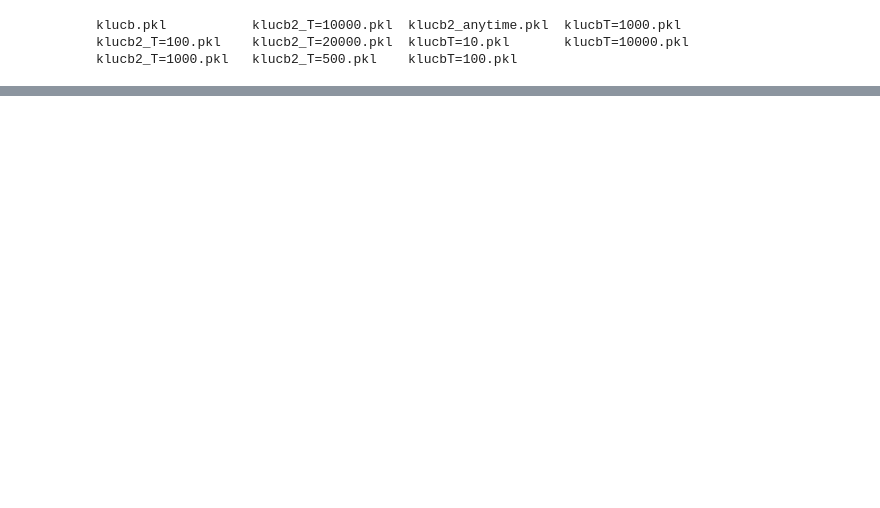
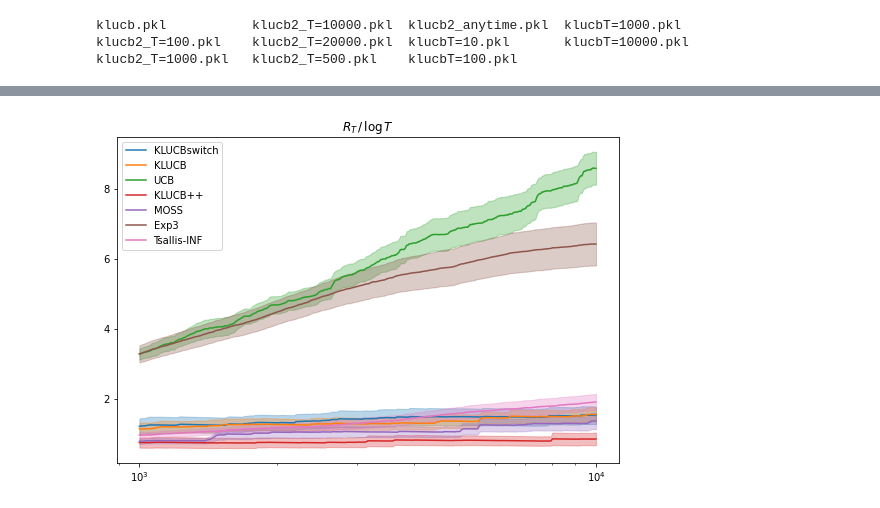
Before and after one commit to H2DI/bandits_lab, a Jupyter notebook: notebooks/KLUCB.ipynb, the cells around one changed output, grey strips where cells are left out. Saved outputs shown, nothing was run; the diff lists cells and outputs as text; code cells hidden in the pictures; blank space fills up the shorter version.

```diff
--- a/notebooks/KLUCB.ipynb
+++ b/notebooks/KLUCB.ipynb
@@ -475,9 +17,0 @@ cont_test.pkl
-# %%
-data_dict = load_data_dict('data_saves/continuous/cont_test.pkl')
-
-skips= [0, 1, 2]
-
-plot_and_save(data_dict,
-              save_data=False,
-              skip_algs=skips,
-              log_scale=False)
@@ -489,0 +18,3 @@ plot_and_save(data_dict,
+# %%
+T = 10000
+N_tests = [10]
@@ -489,0 +48,28 @@ plot_and_save(data_dict,
+# %%
+K_ber, mus_ber = 2, np.array([0.9, 0.8])
+band_list = [bands.BernoulliBand(K_ber, mus_ber),]
+
+K = K_ber
+
+alg_list = [algs.KLUCBswitch(K, label="KLUCBswitch"),
+            algs.KLUCB(K, label="KLUCB"),
+            algs.UCB_a(K, label='UCB'),
+            algs.KLUCBPlusPlus(K, label="KLUCB++"),
+            algs.MOSS_a(K, sig=1/2, label="MOSS"),
+            algs.Exp3(K, M=1, label="Exp3"),
+            algs.FastFTRLTsallis(K, M=1, label=f"Tsallis-INF"),
+           ]
+
+
+data_dict_ber={
+         'name':'Long Name',
+         'short_name':'KLexp-ber',
+         'T':T,
+         'N_tests':N_tests,
+         'band_list':band_list,
+         'alg_list':alg_list,
+         'results':None,
+     }
+
+launch(data_dict_ber, n_jobs=1, checkpoints=False)
+print('Done')
@@ -489,0 +85,4 @@ plot_and_save(data_dict,
+# %%
+print_reg(data_dict_ber)
+# %% [output]
+[figure, added]
```
Also changed, not shown: parts of 49 cells of this notebook, 7 other files.
